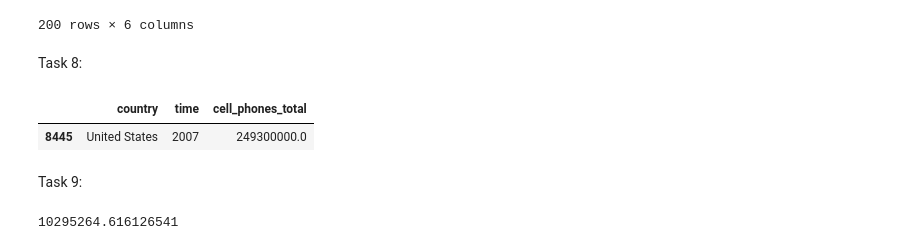
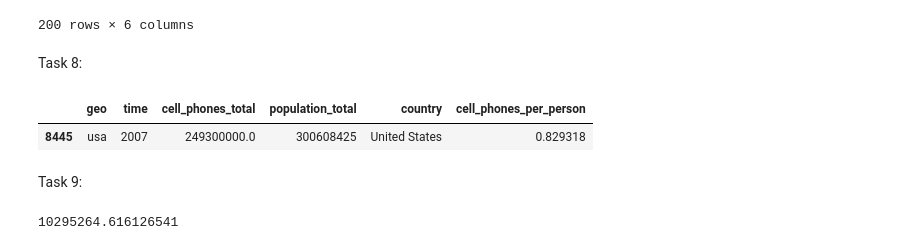
Before and after one commit to sengupta-arijit-rij/Machine-Learning, a Jupyter notebook: Sprint1_MG_Arijit_Sengupta.ipynb, the cells around one changed output. Saved outputs shown, nothing was run; the diff lists cells and outputs as text; code cells hidden in the pictures.

```diff
--- a/Sprint1_MG_Arijit_Sengupta.ipynb
+++ b/Sprint1_MG_Arijit_Sengupta.ipynb
@@ -121,17 +121,17 @@ Task 8:
 # %%
 # Identify the number of cell phones per person in the US in 2017
 # US_2017=geo_cell_phone_population.query('time == "2019"' and 'country == "Zimbabwe"')[['country','cell_phones_total','time']]
 
-
-mask = (geo_cell_phone_population["country"]=="United States") & (geo_cell_phone_population["time"]==2007)
-US_2017 = geo_cell_phone_population.loc[mask, ["country","time","cell_phones_total"]]
+US_2017 = geo_cell_phone_population[(geo_cell_phone_population['country']=="United States") & (geo_cell_phone_population["time"]==2007)]
+# mask = (geo_cell_phone_population["country"]=="United States") & (geo_cell_phone_population["time"]==2007)
+# US_2017 = geo_cell_phone_population.loc[mask, ["country","time","cell_phones_total"]]
 
 
 
 US_2017.head()
 # %% [output]
-|  | country | time | cell_phones_total |
-| 8445 | United States | 2007 | 249300000.0 |
+|  | geo | time | cell_phones_total | population_total | country | cell_phones_per_person |
+| 8445 | usa | 2007 | 249300000.0 | 300608425 | United States | 0.829318 |
 # %% [markdown]
 Task 9:
 # %%
```
Also changed, not shown: parts of 5 cells of this notebook.
